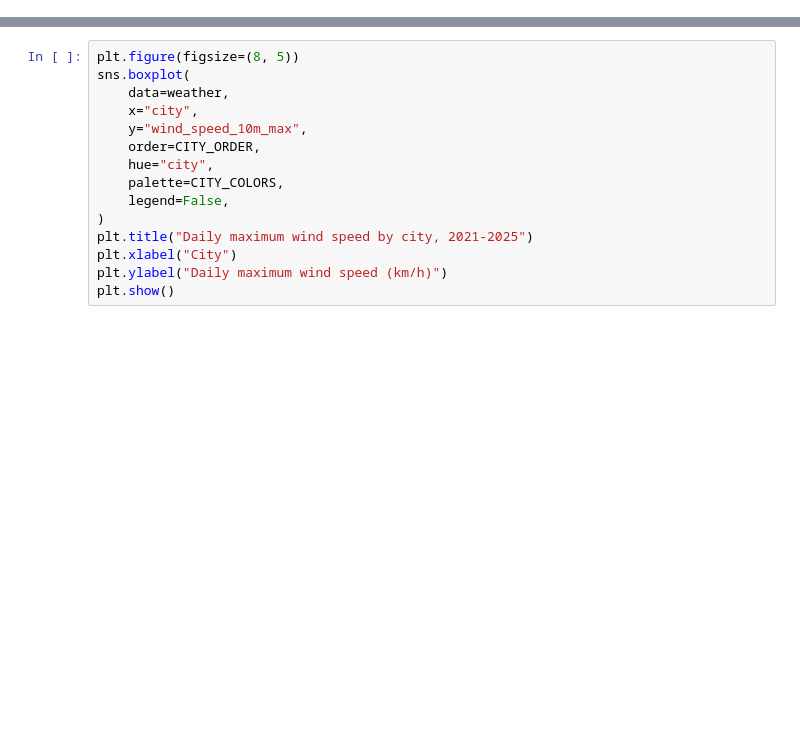
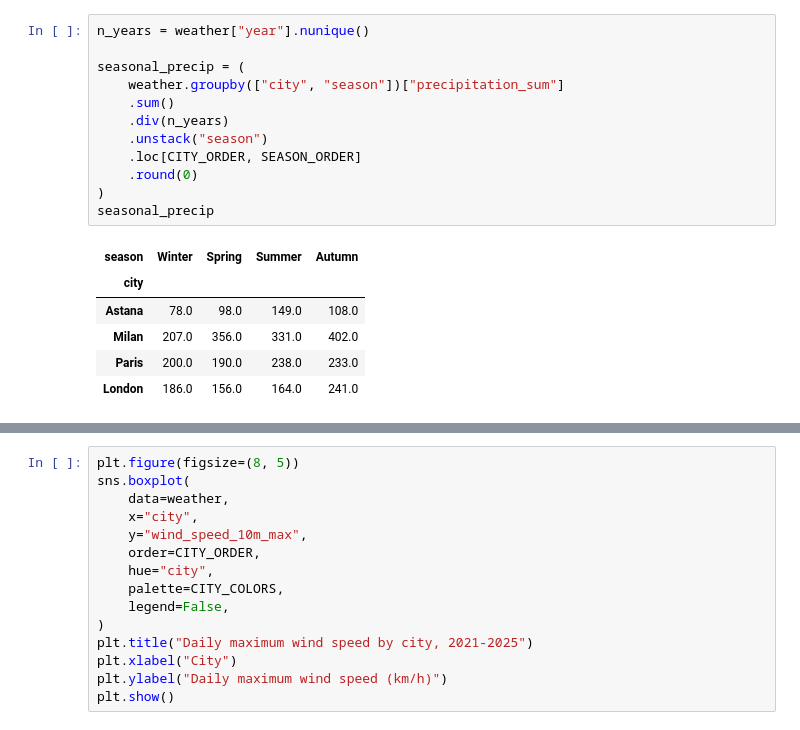
Before and after one commit to marlesulydan/Weather-data-analysis-, a Jupyter notebook: notebooks/weather_analysis.ipynb, the cells around one changed output, grey strips where cells are left out. Drawn from its saved outputs; the diff is of its cells as text; blank space fills up the shorter version.

```diff
--- a/notebooks/weather_analysis.ipynb
+++ b/notebooks/weather_analysis.ipynb
@@ -0,0 +62,19 @@
+# %%
+n_years = weather["year"].nunique()
+
+seasonal_precip = (
+    weather.groupby(["city", "season"])["precipitation_sum"]
+    .sum()
+    .div(n_years)
+    .unstack("season")
+    .loc[CITY_ORDER, SEASON_ORDER]
+    .round(0)
+)
+seasonal_precip
+# %% [output]
+| season | Winter | Spring | Summer | Autumn |
+| city |  |  |  |  |
+| Astana | 78.0 | 98.0 | 149.0 | 108.0 |
+| Milan | 207.0 | 356.0 | 331.0 | 402.0 |
+| Paris | 200.0 | 190.0 | 238.0 | 233.0 |
+| London | 186.0 | 156.0 | 164.0 | 241.0 |
```
Also changed, not shown: parts of 12 cells of this notebook.
